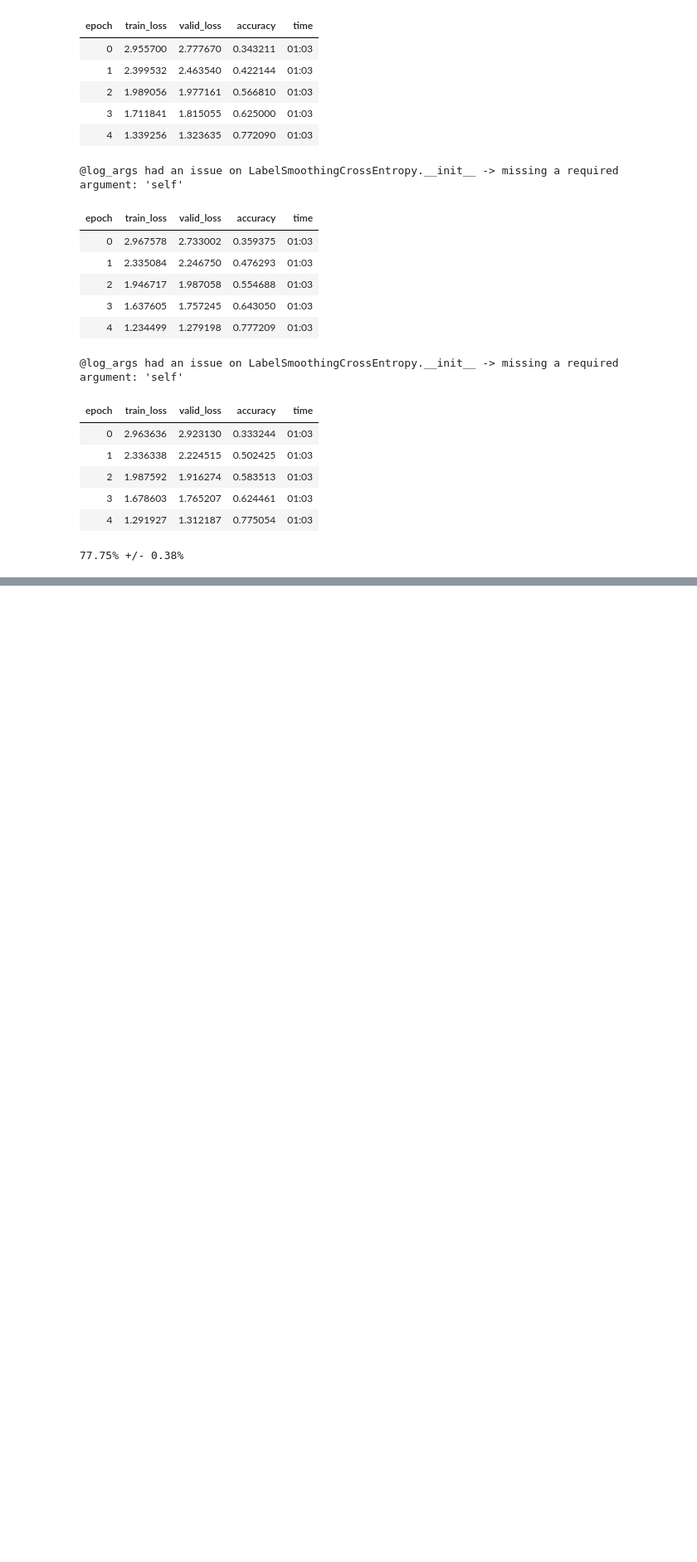
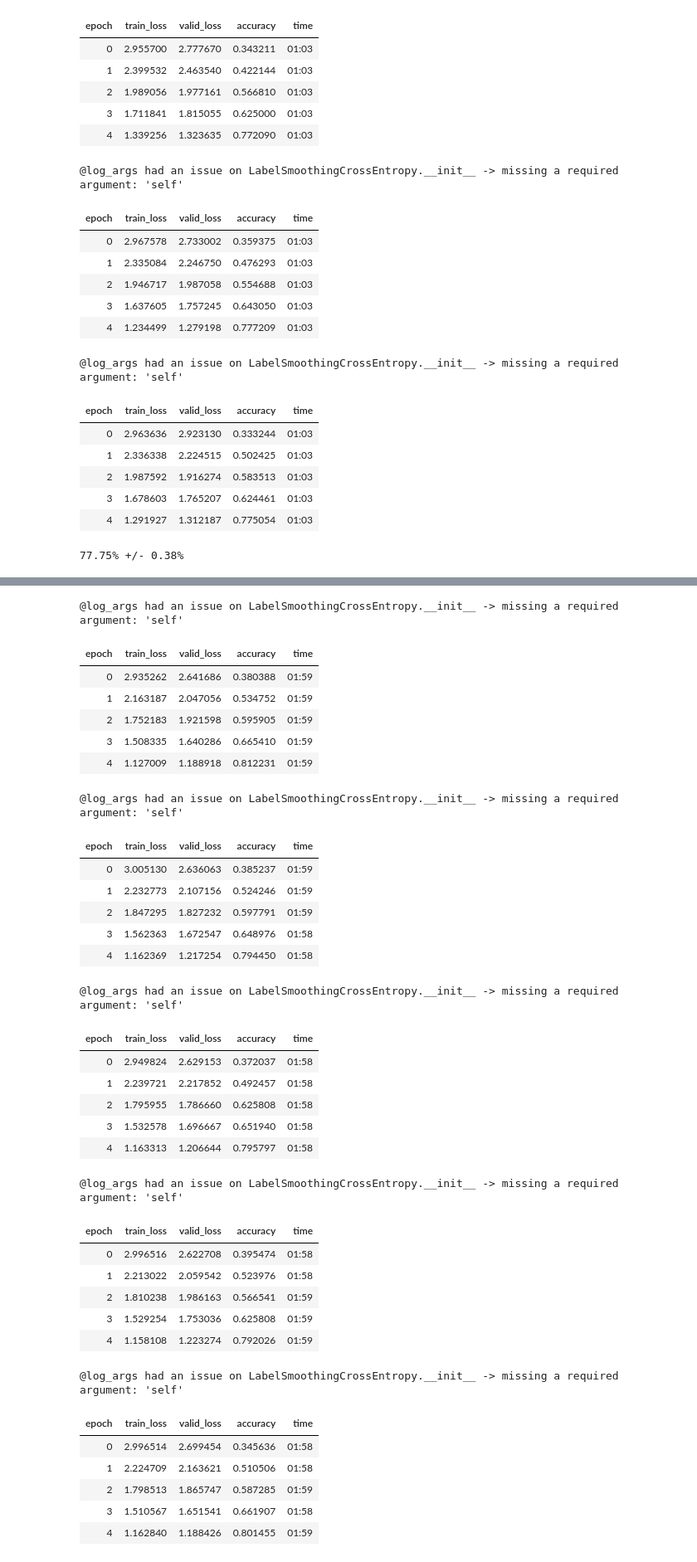
Before and after one commit to jwuphysics/FastGarden, a Jupyter notebook: nbs/03. Network deconvolution experiments.ipynb, the cells around one changed output, grey strips where cells are left out. Shown at 83% size. Cells and saved outputs as stored; diff of their text form; code cells hidden in the pictures; blank space fills up the shorter version.

```diff
--- a/nbs/03. Network deconvolution experiments.ipynb
+++ b/nbs/03. Network deconvolution experiments.ipynb
@@ -468,0 +554,50 @@ print('{:.2f}% +/- {:.2f}%'.format(100*res.mean(), 100*res.std()))
+# %%
+def xse_resnext34_deconv(pretrained=False, **kwargs):
+    return XResNet_deconv(
+        SEResNeXtBlock,
+        expansion=1,
+        layers=[3, 4, 6, 3],
+        **kwargs
+    )
+# %%
+for i in range(5):
+    model = xse_resnext34_deconv(n_out=dls.c, sa=True, act_cls=MishCuda, groups=64, reduction=8)
+    model = replace_model_layer(model, nn.MaxPool2d, kornia.contrib.MaxBlurPool2d(3, True))
+    learn = Learner(dls, model, opt_func=ranger, metrics=accuracy, loss_func=LabelSmoothingCrossEntropy(eps=0.05))
+    learn.fit_flat_cos(5, 1e-2, wd=1e-2)
+# %% [output]
+@log_args had an issue on LabelSmoothingCrossEntropy.__init__ -> missing a required argument: 'self'
+| epoch | train_loss | valid_loss | accuracy | time |
+| 0 | 2.935262 | 2.641686 | 0.380388 | 01:59 |
+| 1 | 2.163187 | 2.047056 | 0.534752 | 01:59 |
+| 2 | 1.752183 | 1.921598 | 0.595905 | 01:59 |
+| 3 | 1.508335 | 1.640286 | 0.665410 | 01:59 |
+| 4 | 1.127009 | 1.188918 | 0.812231 | 01:59 |
+@log_args had an issue on LabelSmoothingCrossEntropy.__init__ -> missing a required argument: 'self'
+| epoch | train_loss | valid_loss | accuracy | time |
+| 0 | 3.005130 | 2.636063 | 0.385237 | 01:59 |
+| 1 | 2.232773 | 2.107156 | 0.524246 | 01:59 |
+| 2 | 1.847295 | 1.827232 | 0.597791 | 01:59 |
+| 3 | 1.562363 | 1.672547 | 0.648976 | 01:58 |
+| 4 | 1.162369 | 1.217254 | 0.794450 | 01:58 |
+@log_args had an issue on LabelSmoothingCrossEntropy.__init__ -> missing a required argument: 'self'
+| epoch | train_loss | valid_loss | accuracy | time |
+| 0 | 2.949824 | 2.629153 | 0.372037 | 01:58 |
+| 1 | 2.239721 | 2.217852 | 0.492457 | 01:58 |
+| 2 | 1.795955 | 1.786660 | 0.625808 | 01:58 |
+| 3 | 1.532578 | 1.696667 | 0.651940 | 01:58 |
+| 4 | 1.163313 | 1.206644 | 0.795797 | 01:58 |
+@log_args had an issue on LabelSmoothingCrossEntropy.__init__ -> missing a required argument: 'self'
+| epoch | train_loss | valid_loss | accuracy | time |
+| 0 | 2.996516 | 2.622708 | 0.395474 | 01:58 |
+| 1 | 2.213022 | 2.059542 | 0.523976 | 01:58 |
+| 2 | 1.810238 | 1.986163 | 0.566541 | 01:59 |
+| 3 | 1.529254 | 1.753036 | 0.625808 | 01:59 |
+| 4 | 1.158108 | 1.223274 | 0.792026 | 01:59 |
+@log_args had an issue on LabelSmoothingCrossEntropy.__init__ -> missing a required argument: 'self'
+| epoch | train_loss | valid_loss | accuracy | time |
+| 0 | 2.996514 | 2.699454 | 0.345636 | 01:58 |
+| 1 | 2.224709 | 2.163621 | 0.510506 | 01:58 |
+| 2 | 1.798513 | 1.865747 | 0.587285 | 01:59 |
+| 3 | 1.510567 | 1.651541 | 0.661907 | 01:58 |
+| 4 | 1.162840 | 1.188426 | 0.801455 | 01:59 |
```
Also changed, not shown: parts of 21 cells of this notebook.
